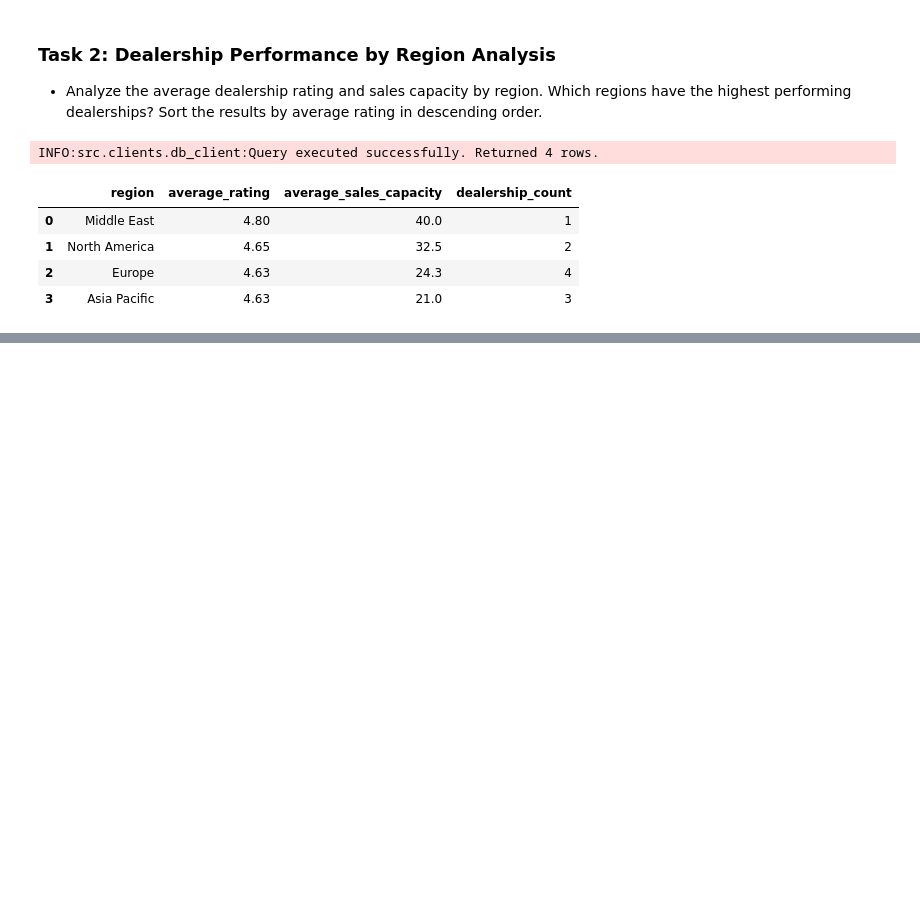
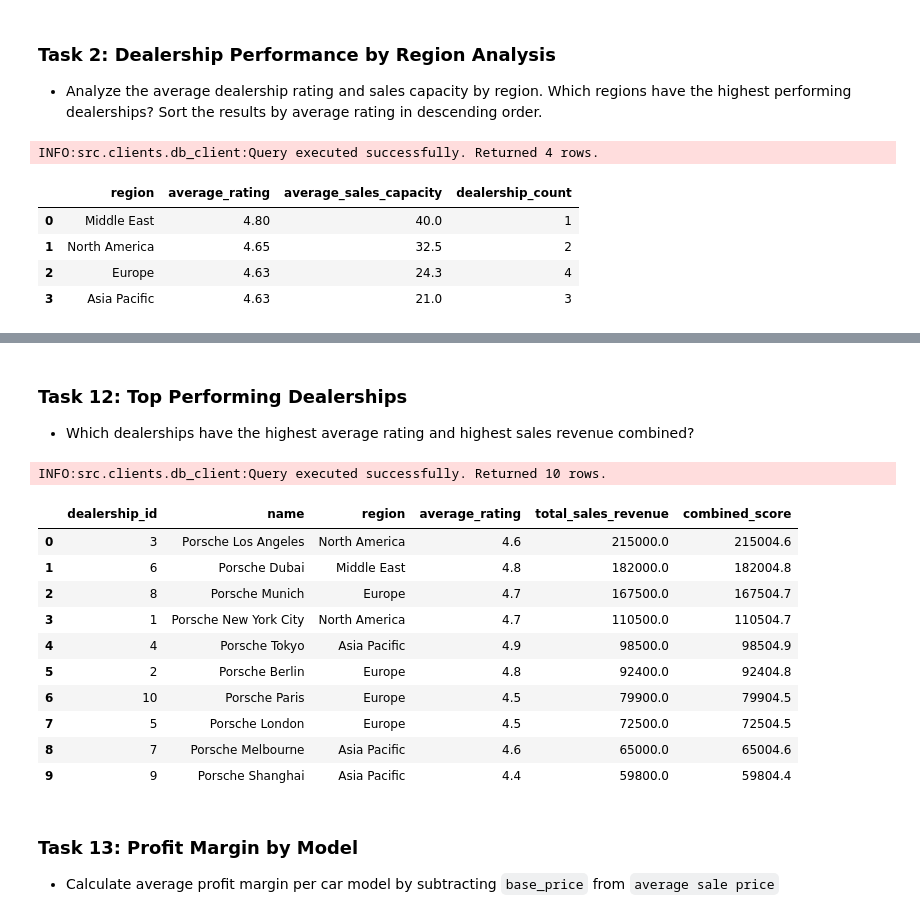
Before and after one commit to Raskoshinskii/data-analyser, a Jupyter notebook: notebooks/jira_tickets_solution.ipynb, the cells around one changed output, grey strips where cells are left out. Saved outputs shown, nothing was run; the diff lists cells and outputs as text; code cells hidden in the pictures; blank space fills up the shorter version.

```diff
--- a/notebooks/jira_tickets_solution.ipynb
+++ b/notebooks/jira_tickets_solution.ipynb
@@ -203,0 +511,37 @@ INFO:src.clients.db_client:Query executed successfully. Returned 10 rows.
+# %% [markdown]
+### Task 12: Top Performing Dealerships
+- Which dealerships have the highest average rating and highest sales revenue combined?
+# %%
+query = """
+SELECT
+    d.dealership_id,
+    d.name,
+    d.region,
+    d.rating AS average_rating,
+    COALESCE(SUM(s.price), 0) AS total_sales_revenue,
+    d.rating + COALESCE(SUM(s.price), 0) AS combined_score
+FROM dealerships d
+LEFT JOIN sales s ON d.dealership_id = s.dealership_id
+GROUP BY d.dealership_id, d.name, d.region, d.rating
+ORDER BY combined_score DESC
+LIMIT 10;  -- optional, top 10
+"""
+result = sqlite_client.execute_query(query)
+result_df = pd.DataFrame(result.data)
+result_df
+# %% [output]
+INFO:src.clients.db_client:Query executed successfully. Returned 10 rows.
+|  | dealership_id | name | region | average_rating | total_sales_revenue | combined_score |
+| 0 | 3 | Porsche Los Angeles | North America | 4.6 | 215000.0 | 215004.6 |
+| 1 | 6 | Porsche Dubai | Middle East | 4.8 | 182000.0 | 182004.8 |
+| 2 | 8 | Porsche Munich | Europe | 4.7 | 167500.0 | 167504.7 |
+| 3 | 1 | Porsche New York City | North America | 4.7 | 110500.0 | 110504.7 |
+| 4 | 4 | Porsche Tokyo | Asia Pacific | 4.9 | 98500.0 | 98504.9 |
+| 5 | 2 | Porsche Berlin | Europe | 4.8 | 92400.0 | 92404.8 |
+| 6 | 10 | Porsche Paris | Europe | 4.5 | 79900.0 | 79904.5 |
+| 7 | 5 | Porsche London | Europe | 4.5 | 72500.0 | 72504.5 |
+| 8 | 7 | Porsche Melbourne | Asia Pacific | 4.6 | 65000.0 | 65004.6 |
+| 9 | 9 | Porsche Shanghai | Asia Pacific | 4.4 | 59800.0 | 59804.4 |
+# %% [markdown]
+### Task 13: Profit Margin by Model
+- Calculate average profit margin per car model by subtracting `base_price` from `average sale price`
```
Also changed, not shown: parts of 43 cells of this notebook, 7 other files.
